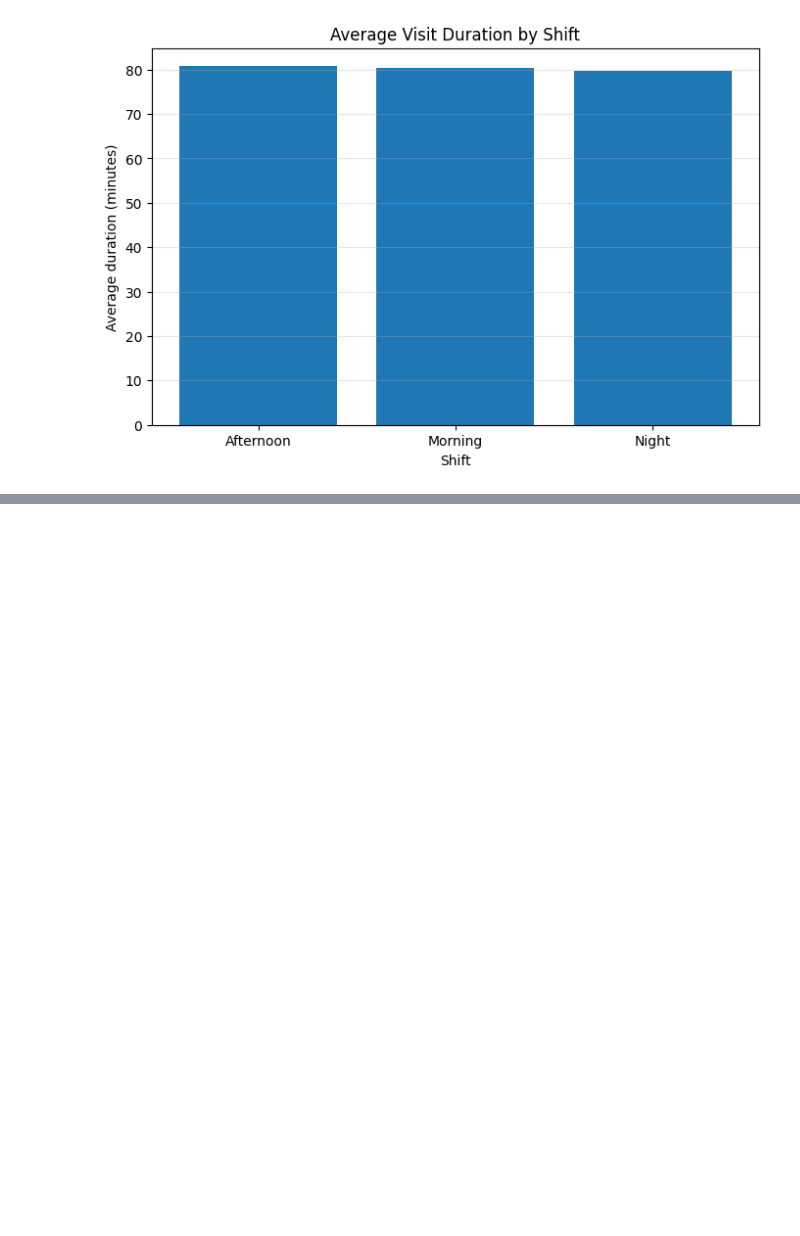
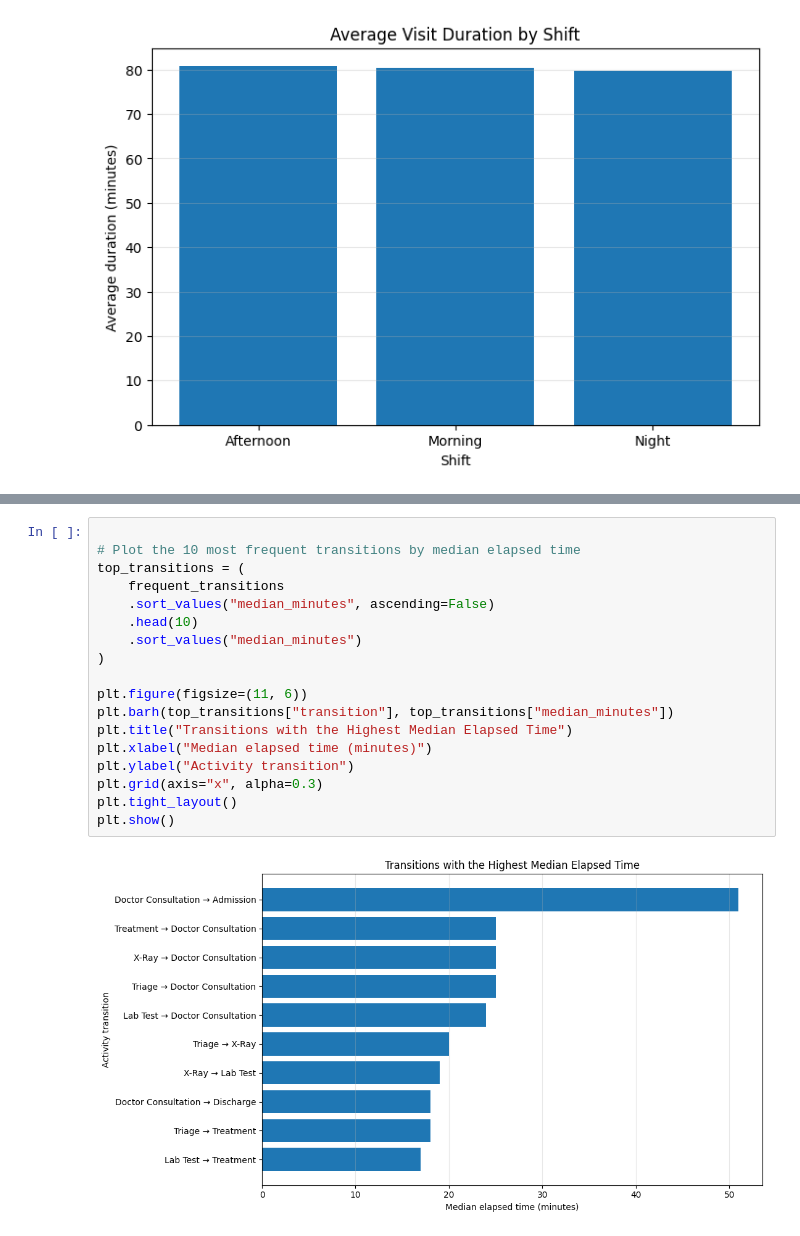
Before and after one commit to Fathima-1424/CareFlow-Clinical-Pathway, a Jupyter notebook: EDA.ipynb, the cells around one changed output, grey strips where cells are left out. Drawn from its saved outputs; the diff is of its cells as text; blank space fills up the shorter version.

```diff
--- a/EDA.ipynb
+++ b/EDA.ipynb
@@ -386,0 +497,20 @@ plt.show()
+# %%
+
+# Plot the 10 most frequent transitions by median elapsed time
+top_transitions = (
+    frequent_transitions
+    .sort_values("median_minutes", ascending=False)
+    .head(10)
+    .sort_values("median_minutes")
+)
+
+plt.figure(figsize=(11, 6))
+plt.barh(top_transitions["transition"], top_transitions["median_minutes"])
+plt.title("Transitions with the Highest Median Elapsed Time")
+plt.xlabel("Median elapsed time (minutes)")
+plt.ylabel("Activity transition")
+plt.grid(axis="x", alpha=0.3)
+plt.tight_layout()
+plt.show()
+# %% [output]
+[figure, added]
```
Also changed, not shown: parts of 3 cells of this notebook.
